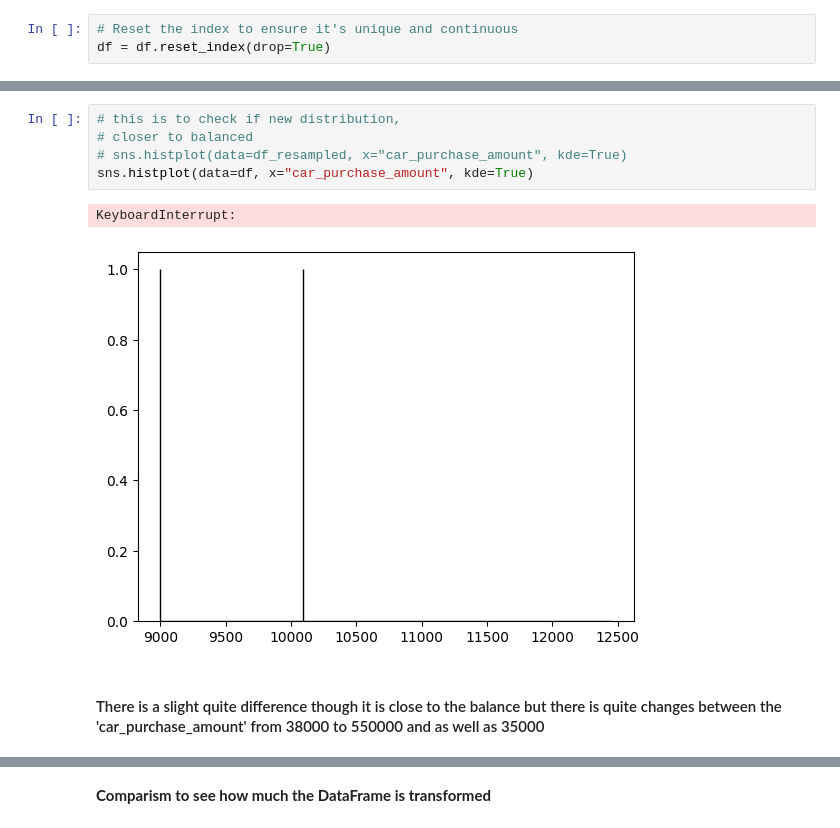
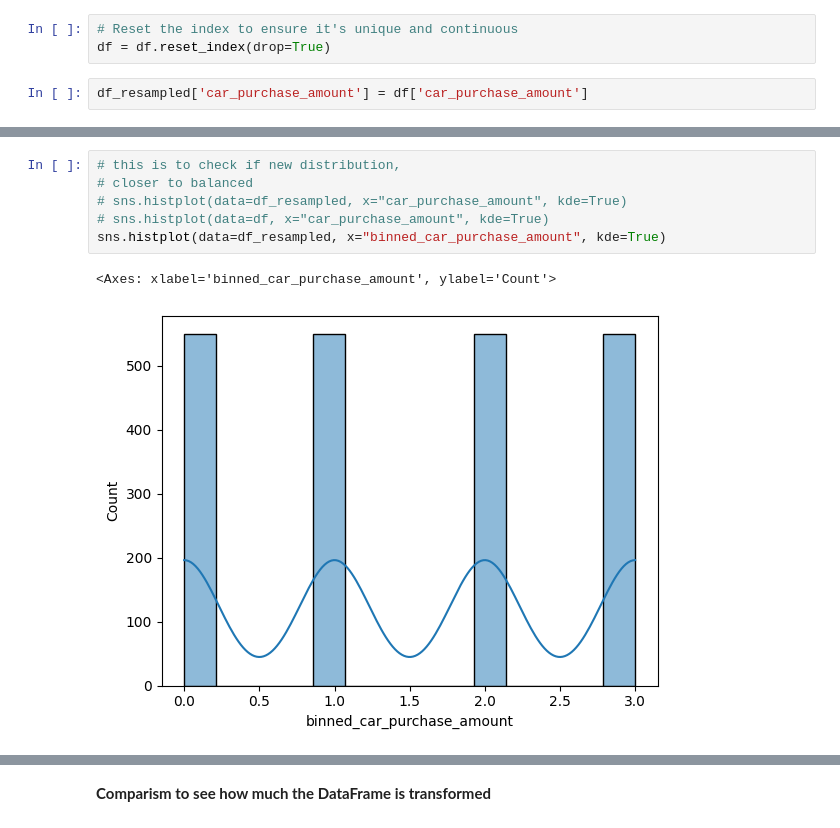
Before and after one commit to adewunmi2/AdvancedDataAnalytics2024AutumnNew, a Jupyter notebook: ExerciseProject2/Exercise2_classification_SMOTE.ipynb, the cells around one changed output, grey strips where cells are left out. Cells and saved outputs as stored; diff of their text form.

```diff
--- a/ExerciseProject2/Exercise2_classification_SMOTE.ipynb
+++ b/ExerciseProject2/Exercise2_classification_SMOTE.ipynb
@@ -202,3 +204,5 @@ Index([  0,   1,   2,   3,   4,   5,   6,   7,   8,   9,
 # %%
 # Reset the index to ensure it's unique and continuous
 df = df.reset_index(drop=True)
+# %%
+df_resampled['car_purchase_amount'] = df['car_purchase_amount']
@@ -205,11 +214,9 @@ df = df.reset_index(drop=True)
 # %%
 # this is to check if new distribution,
 # closer to balanced
 # sns.histplot(data=df_resampled, x="car_purchase_amount", kde=True)
-sns.histplot(data=df, x="car_purchase_amount", kde=True)
+# sns.histplot(data=df, x="car_purchase_amount", kde=True)
+sns.histplot(data=df_resampled, x="binned_car_purchase_amount", kde=True)
 # %% [output]
-KeyboardInterrupt:
+<Axes: xlabel='binned_car_purchase_amount', ylabel='Count'>
-[figure, old version]
+[figure, new version]
-# %% [markdown]
-<h4>There is a slight quite difference though it is close to the balance but there is quite changes between the 'car_purchase_amount'
-from 38000 to 550000 and as well as 35000</h4>
```
Also changed, not shown: parts of 13 cells of this notebook, 1 other file.
